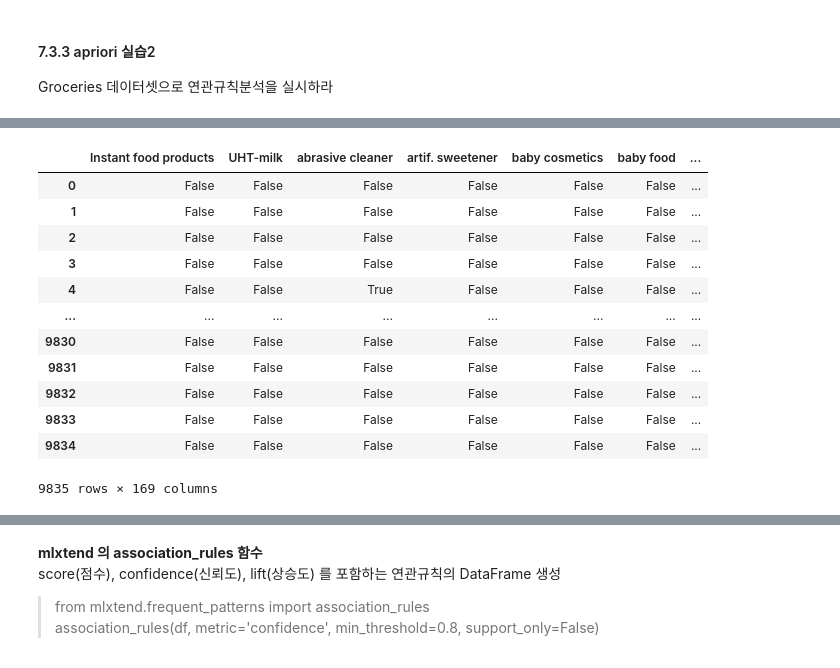
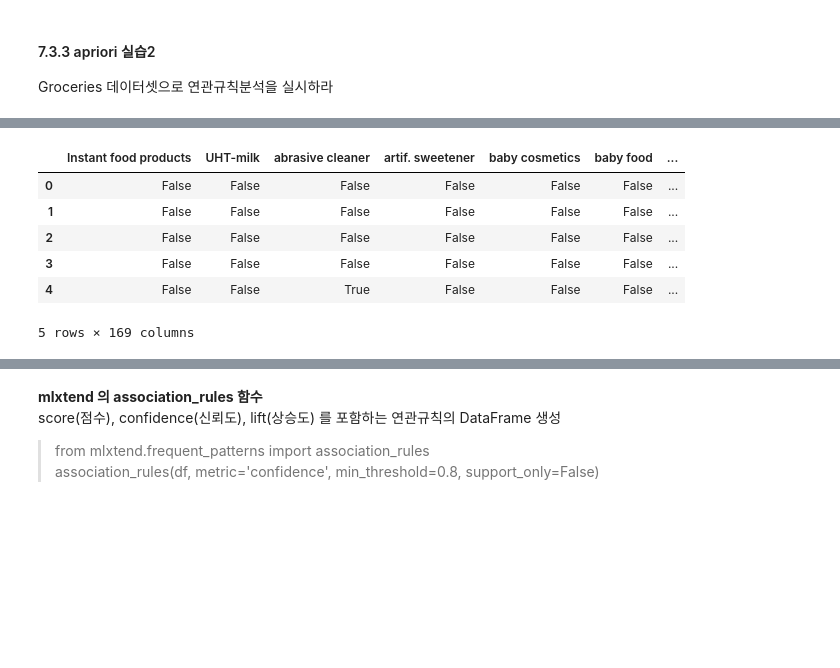
Before and after one commit to Junoflows/ADP, a Jupyter notebook: 통계분석/7. 연관분석.ipynb, the cells around one changed output, grey strips where cells are left out. Cells and saved outputs as stored; diff of their text form; code cells hidden in the pictures; blank space fills up the shorter version.

```diff
--- a/통계분석/7. 연관분석.ipynb
+++ b/통계분석/7. 연관분석.ipynb
@@ -199,23 +173,17 @@ grocery
 # %%
 from mlxtend.preprocessing import TransactionEncoder
 te = TransactionEncoder()
 grocery_tr = te.fit_transform(grocery)
 grocery_tr = pd.DataFrame(grocery_tr, columns = te.columns_)
-grocery_tr
+grocery_tr.head()
 # %% [output]
 |  | Instant food products | UHT-milk | abrasive cleaner | artif. sweetener | baby cosmetics | baby food | ... |
 | 0 | False | False | False | False | False | False | ... |
 | 1 | False | False | False | False | False | False | ... |
 | 2 | False | False | False | False | False | False | ... |
 | 3 | False | False | False | False | False | False | ... |
 | 4 | False | False | True | False | False | False | ... |
-| ... | ... | ... | ... | ... | ... | ... | ... |
-| 9830 | False | False | False | False | False | False | ... |
-| 9831 | False | False | False | False | False | False | ... |
-| 9832 | False | False | False | False | False | False | ... |
-| 9833 | False | False | False | False | False | False | ... |
-| 9834 | False | False | False | False | False | False | ... |
-9835 rows × 169 columns
+5 rows × 169 columns
 # %%
 from mlxtend.frequent_patterns import apriori
 
```
Also changed, not shown: parts of 5 cells of this notebook, 5 other files.
